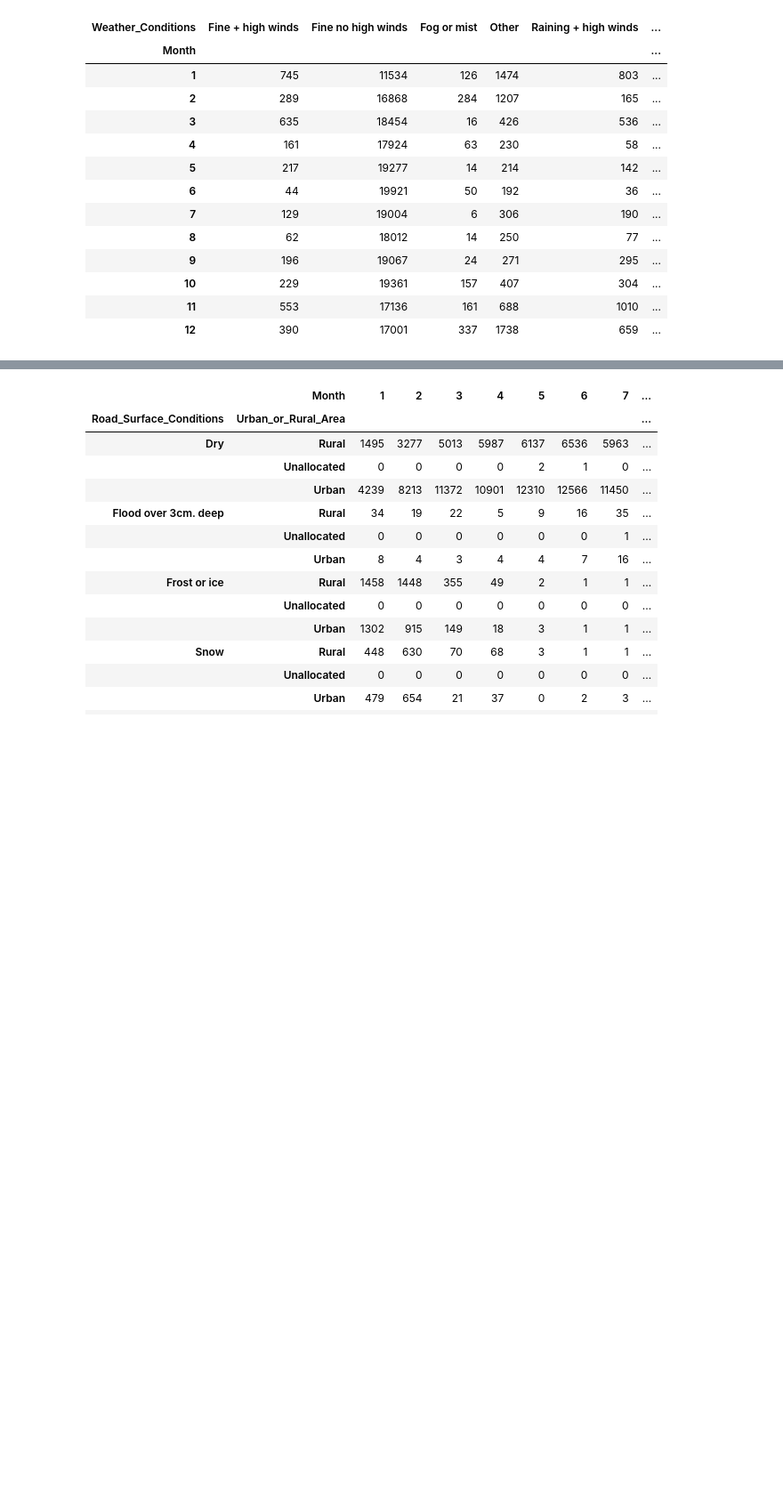
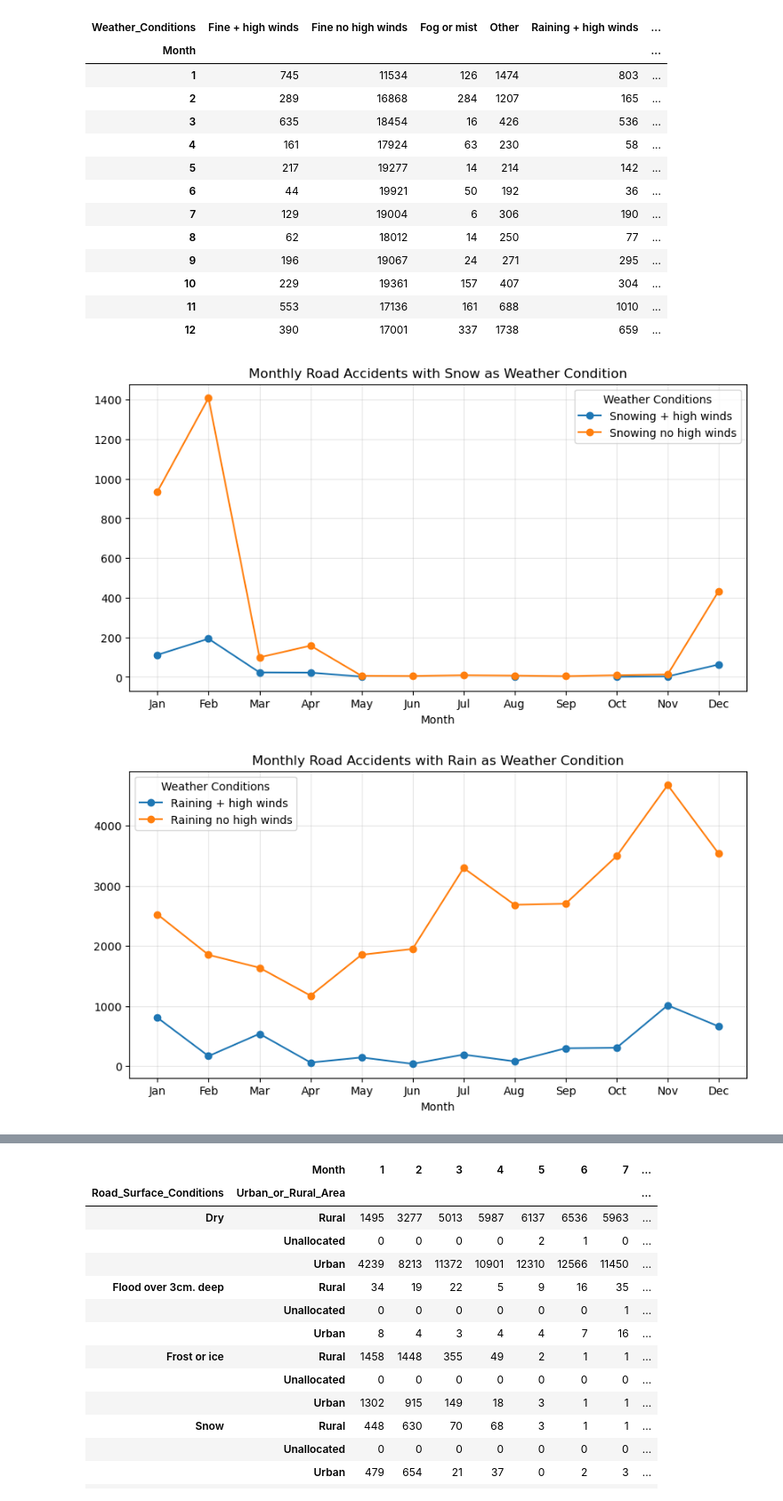
Before and after one commit to oliverliwanag/ELEC303-DATA-ANALYTICS-LIWANAG, a Jupyter notebook: ELEC03-3A/Activity2.ipynb, the cells around one changed output, grey strips where cells are left out. Shown at 89% size. Saved outputs shown, nothing was run; the diff lists cells and outputs as text; code cells hidden in the pictures; blank space fills up the shorter version.

```diff
--- a/ELEC03-3A/Activity2.ipynb
+++ b/ELEC03-3A/Activity2.ipynb
@@ -691,5 +697,40 @@ month_weather.unstack(level=0)
 | 10 | 229 | 19361 | 157 | 407 | 304 | ... |
 | 11 | 553 | 17136 | 161 | 688 | 1010 | ... |
 | 12 | 390 | 17001 | 337 | 1738 | 659 | ... |
+# %%
+#for snowing weather condition
+snow_weather = road_accidents[(road_accidents['Weather_Conditions'] == 'Snowing + high winds') | (road_accidents['Weather_Conditions'] == 'Snowing no high winds')]
+snow_weather['Weather_Conditions'] = snow_weather['Weather_Conditions'].astype('string')
+
+month_weather = snow_weather.groupby(['Weather_Conditions','Month']).size().unstack(level=0)
+
+month_weather.plot(
+    marker='o',
+    figsize=(10, 5),
+    title='Monthly Road Accidents with Snow as Weather Condition'
+)
+plt.xticks(range(1, 13), ['Jan','Feb','Mar','Apr','May','Jun','Jul','Aug','Sep','Oct','Nov','Dec'])
+plt.legend(title='Weather Conditions')
+plt.grid(alpha=0.3)
+plt.show()
+
+#for rainy weather condition
+rainy_weather = road_accidents[(road_accidents['Weather_Conditions'] == 'Raining + high winds') | (road_accidents['Weather_Conditions'] == 'Raining no high winds')]
+rainy_weather['Weather_Conditions'] = rainy_weather['Weather_Conditions'].astype('string')
+
+month_weather = rainy_weather.groupby(['Weather_Conditions','Month']).size().unstack(level=0)
+
+month_weather.plot(
+    marker='o',
+    figsize=(10, 5),
+    title='Monthly Road Accidents with Rain as Weather Condition'
+)
+plt.xticks(range(1, 13), ['Jan','Feb','Mar','Apr','May','Jun','Jul','Aug','Sep','Oct','Nov','Dec'])
+plt.legend(title='Weather Conditions')
+plt.grid(alpha=0.3)
+plt.show()
+# %% [output]
+[figure, added]
+[figure, added]
 # %% [markdown]
 <h1>Insight #24</h1>
```
Also changed, not shown: parts of 10 cells of this notebook.
